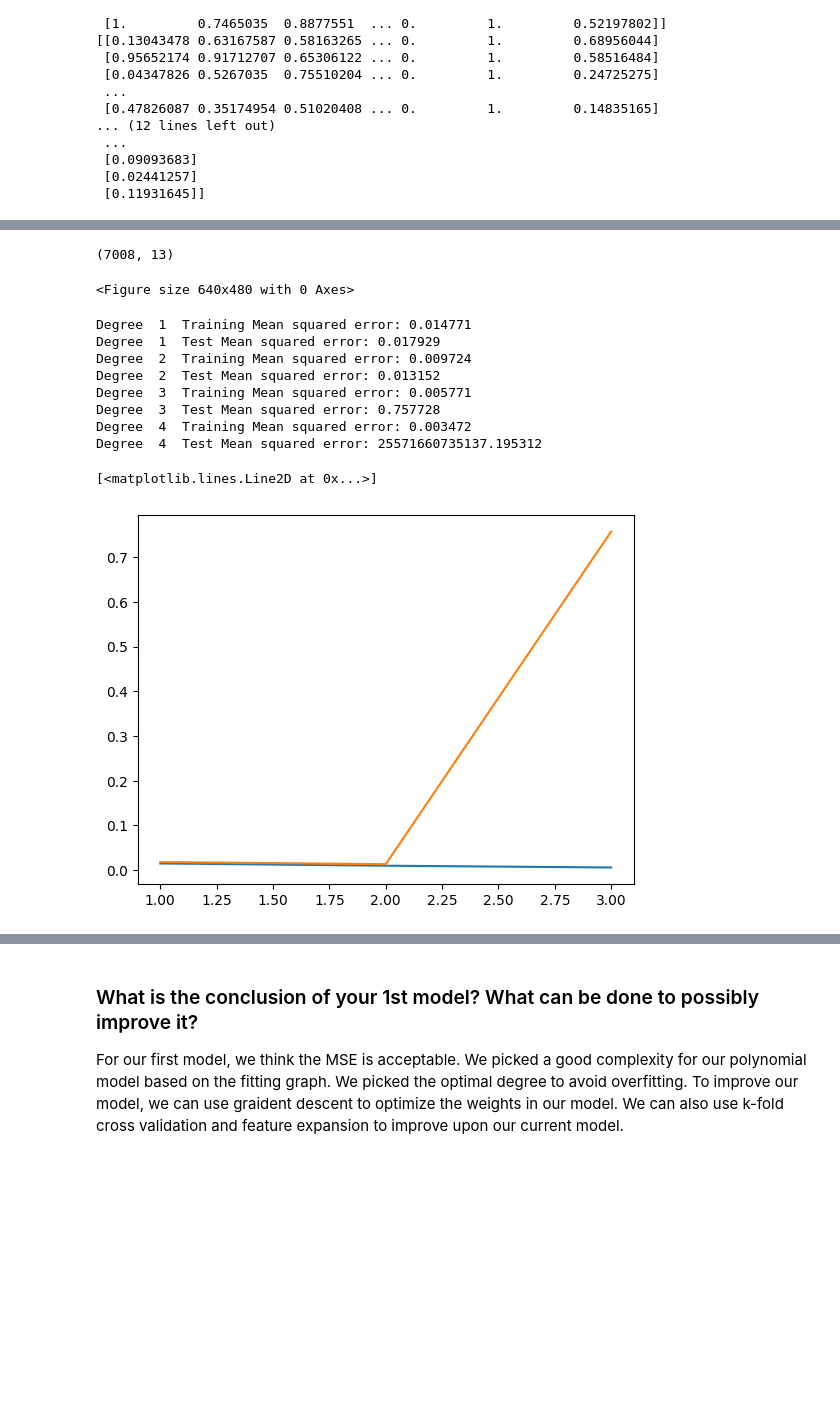
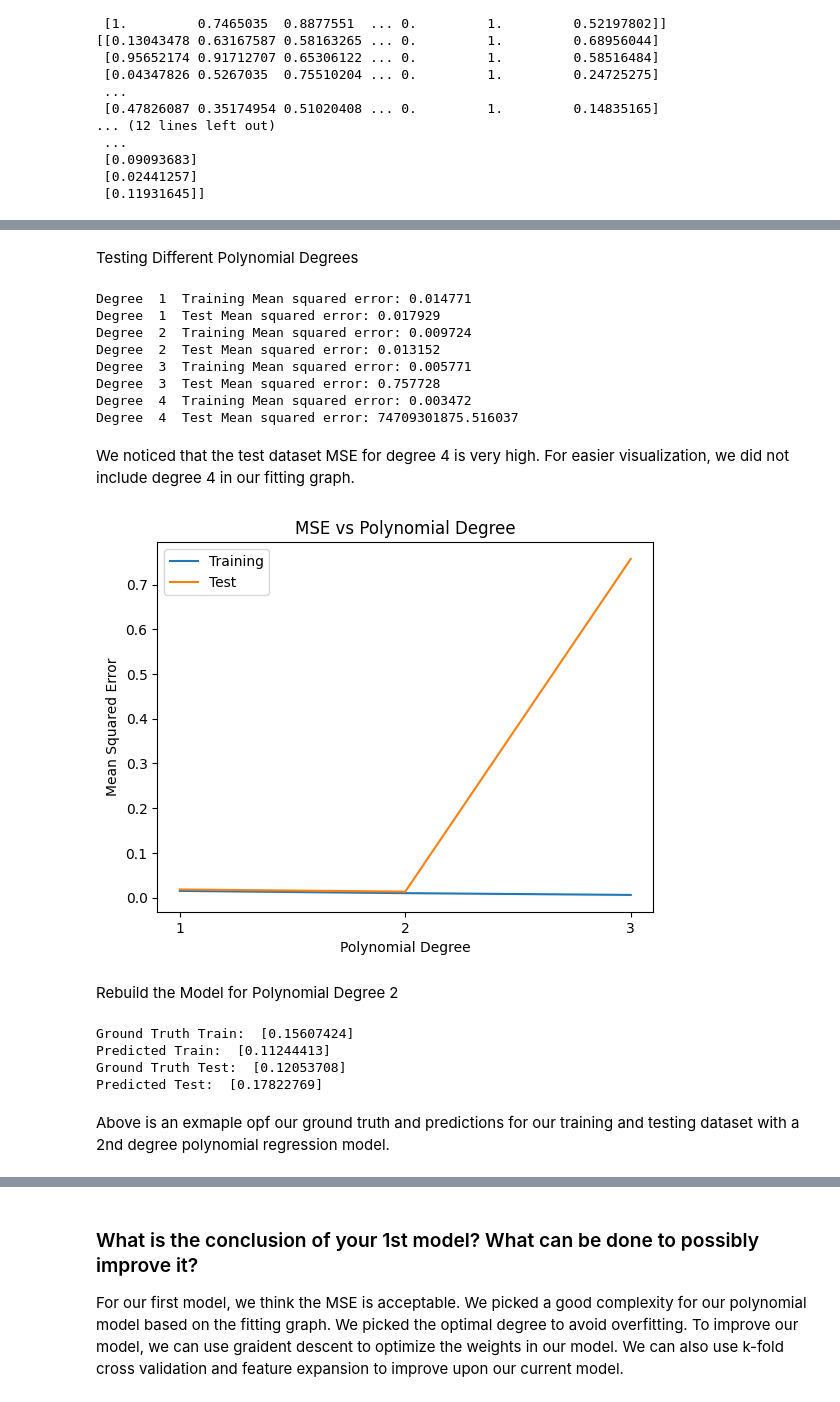
Before and after one commit to dennisliang01/CSE151A_Group_Proejct, a Jupyter notebook: project.ipynb, the cells around one changed output, grey strips where cells are left out. Drawn from its saved outputs; the diff is of its cells as text; code cells hidden in the pictures; blank space fills up the shorter version.

```diff
--- a/project.ipynb
+++ b/project.ipynb
@@ -14,5 +27,5 @@ from scipy.stats import shapiro
 # %%
-bike_data = pd.read_csv('SeoulBikeData.csv', encoding='unicode_escape')
+bike_data = pd.read_csv('./data/SeoulBikeData.csv', encoding='unicode_escape')
 bike_data.head()
 # %% [output]
 |  | Date | Rented Bike Count | Hour | Temperature(°C) | Humidity(%) | Wind speed (m/s) | Visibility (10m) | ... |
@@ -257,15 +285,0 @@ print(y_test_scaled)
-# %%
-from sklearn.linear_model import LinearRegression
-from sklearn.metrics import classification_report
-
-reg = LinearRegression()
-
-regmodel = reg.fit(x_train_scaled, y_train_scaled)
-
-yhat_train = regmodel.predict(x_train_scaled)
-yhat_test = regmodel.predict(x_test_scaled)
-
-print(yhat_train)
-print(yhat_test)
-print("Training Mean Square Error: %f" %mean_squared_error(y_train_scaled, yhat_train))
-print("Test Mean Squared Error: %f" %mean_squared_error(y_test_scaled, yhat_test))
@@ -289,14 +286,5 @@ Test Mean Squared Error: 0.017929
-# %%
-import matplotlib.pyplot as plt
-import seaborn as sns
-
-plt.figure()
-print(x_train_scaled.shape)
-sns.scatterplot(x=x_train_scaled.squeeze(), y=y_train_scaled.squeeze())
-plt.show()
-# %% [output]
-(7008, 13)
-<Figure size 640x480 with 0 Axes>
+# %% [markdown]
+Testing Different Polynomial Degrees
 # %%
 from sklearn.preprocessing import PolynomialFeatures
 
@@ -331,13 +319,53 @@ Degree  2  Test Mean squared error: 0.013152
 Degree  3  Training Mean squared error: 0.005771
 Degree  3  Test Mean squared error: 0.757728
 Degree  4  Training Mean squared error: 0.003472
-Degree  4  Test Mean squared error: 25571660735137.195312
+Degree  4  Test Mean squared error: 74709301875.516037
+# %% [markdown]
+We noticed that the test dataset MSE for degree 4 is very high. For easier visualization, we did not include degree 4 in our fitting graph.
 # %%
 plt.figure()
-# mse_training_list.remove(mse_training_list[4])
-# mse_test_list.remove(mse_test_list[4])
+plt.title('MSE vs Polynomial Degree')
 plt.plot(range(1, 4), mse_training_list[0:3], label='Training')
 plt.plot(range(1, 4), mse_test_list[0:3], label='Test')
+
+plt.xticks(range(1, 4))
+
+plt.xlabel('Polynomial Degree')
+plt.ylabel('Mean Squared Error')
+plt.legend()
+plt.show()
 # %% [output]
-[<matplotlib.lines.Line2D at 0x...>]
-[figure, old version]
+[figure, new version]
+# %% [markdown]
+Rebuild the Model for Polynomial Degree 2
+# %%
+poly = PolynomialFeatures(degree=2)
+
+x_train_poly = poly.fit_transform(x_train_scaled)
+x_test_poly = poly.fit_transform(x_test_scaled)
+
+poly_reg_model = LinearRegression()
+poly_reg_model.fit(x_train_poly, y_train_scaled)
+
+yhat_train = poly_reg_model.predict(x_train_poly)
+yhat_test = poly_reg_model.predict(x_test_poly)
+
+ground_truth = y_train_scaled[0]
+print("Ground Truth Train: ", ground_truth)
+
+predicted = yhat_train[0]
+print("Predicted Train: ", predicted)
+
+
+ground_truth = y_test_scaled[0]
+print("Ground Truth Test: ", ground_truth)
+
+predicted = yhat_test[0]
+print("Predicted Test: ", predicted)
+# %% [output]
+Ground Truth Train:  [0.15607424]
+Predicted Train:  [0.11244413]
+Ground Truth Test:  [0.12053708]
+Predicted Test:  [0.17822769]
+# %% [markdown]
+Above is an exmaple opf our ground truth and predictions for our training and testing dataset with a 2nd degree polynomial regression model.
```
Also changed, not shown: parts of 38 cells of this notebook, 1 other file.
